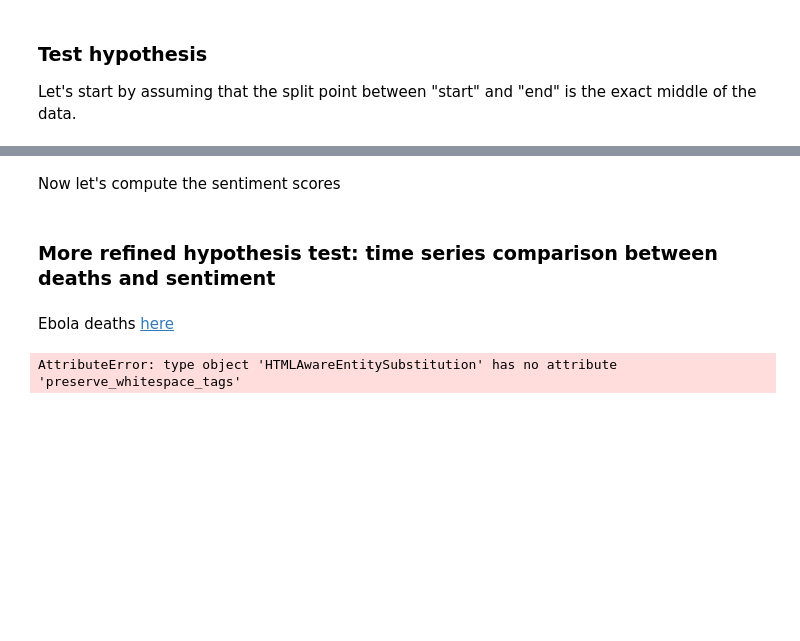
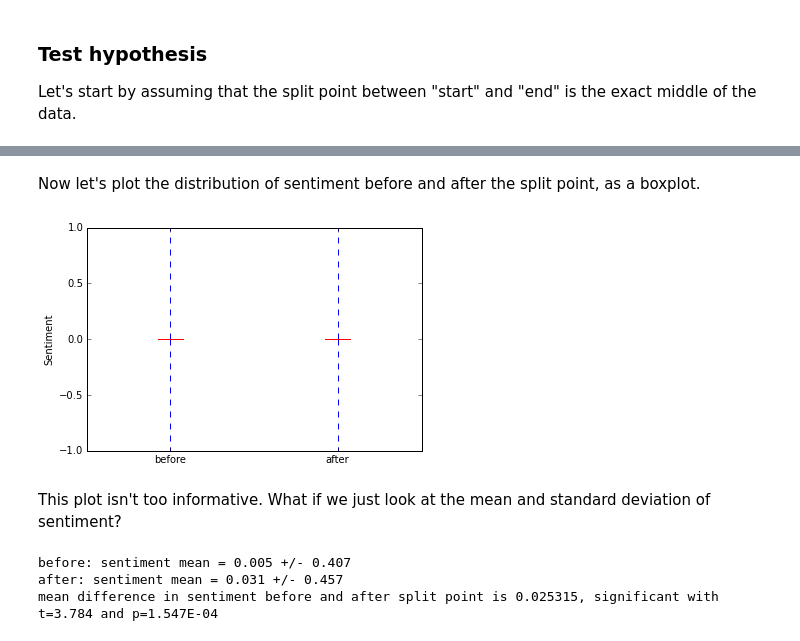
Before and after one commit to ianbstewart/gt-css-class, a Jupyter notebook: labs/lab2/Lab 2 - json, twitter, histograms, hypothesis tests.ipynb, the cells around one changed output, grey strips where cells are left out. Drawn from its saved outputs; the diff is of its cells as text; code cells hidden in the pictures; blank space fills up the shorter version.

```diff
--- a/labs/lab2/Lab 2 - json, twitter, histograms, hypothesis tests.ipynb
+++ b/labs/lab2/Lab 2 - json, twitter, histograms, hypothesis tests.ipynb
@@ -1086,10 +1016,10 @@ Negative tweets describe the most relevant outcomes, "death" and "sad."
 Let's start by assuming that the split point between "start" and "end" is the exact middle of the data.
 # %%
 date_fmt = '%a %b %d %H:%M:%S +0000 %Y'
-tweet_data_filtered_df['created_at_datetime'] = tweet_data_filtered_df['created_at'].apply(lambda x: datetime.strptime(x, date_fmt))
-all_dates = tweet_data_filtered_df['created_at_datetime']
+tweet_data_filtered_df.loc[:, 'created_at_datetime'] = tweet_data_filtered_df.loc[:, 'created_at'].apply(lambda x: datetime.strptime(x, date_fmt))
+all_dates = tweet_data_filtered_df.loc[:, 'created_at_datetime']
 # get unique days, then get the median day
-all_dates_unique_days = all_dates.apply(lambda x: datetime(*x.timetuple()[:3])).unique()
+all_dates_unique_days = sorted(all_dates.apply(lambda x: datetime(*x.timetuple()[:3])).unique())
 N = len(all_dates_unique_days)
 split_point = int(N/2)
 median_date = all_dates_unique_days[split_point]
@@ -1099,18 +1029,26 @@ split at date 2014-09-12T00:00:00.000000000
 # %%
 tweet_data_before = tweet_data_filtered_df[tweet_data_filtered_df['created_at_datetime'] <= median_date]
 tweet_data_after = tweet_data_filtered_df[tweet_data_filtered_df['created_at_datetime'] > median_date]
-# %% [markdown]
-Now let's compute the sentiment scores
-# %% [markdown]
-### More refined hypothesis test: time series comparison between deaths and sentiment
-# %% [markdown]
-Ebola deaths [here](http://apps.who.int/gho/data/node.ebola-sitrep.quick-downloads?lang=en)
-# %%
-import requests
-import bs4
-reload(bs4)
-from bs4 import BeautifulSoup
-page_html = requests.get('http://www.johnstonsarchive.net/policy/westafrica-ebola.html')
-page_soup = BeautifulSoup(page_html.text)
-# %% [output]
-AttributeError: type object 'HTMLAwareEntitySubstitution' has no attribute 'preserve_whitespace_tags'
+# %% [markdown]
+Now let's plot the distribution of sentiment before and after the split point, as a boxplot.
+# %%
+box_data = [tweet_data_before['sentiment_label'].values, tweet_data_after['sentiment_label'].values]
+plt.boxplot(box_data, labels=['before', 'after'])
+plt.ylabel('Sentiment')
+plt.show()
+# %% [output]
+[figure, added]
+# %% [markdown]
+This plot isn't too informative. What if we just look at the mean and standard deviation of sentiment?
+# %%
+from scipy.stats import ttest_ind
+print('before: sentiment mean = %.3f +/- %.3f'%(tweet_data_before['sentiment_label'].mean(), tweet_data_before['sentiment_label'].std()))
+print('after: sentiment mean = %.3f +/- %.3f'%(tweet_data_after['sentiment_label'].mean(), tweet_data_after['sentiment_label'].std()))
+sentiment_diff = tweet_data_after['sentiment_label'].mean() - tweet_data_before['sentiment_label'].mean()
+t_stat, p_val = ttest_ind(tweet_data_after['sentiment_label'], tweet_data_before['sentiment_label'])
+print('mean difference in sentiment before and after split point is %3f, significant with t=%.3f and p=%.3E'%
+      (sentiment_diff, t_stat, p_val))
+# %% [output]
+before: sentiment mean = 0.005 +/- 0.407
+after: sentiment mean = 0.031 +/- 0.457
+mean difference in sentiment before and after split point is 0.025315, significant with t=3.784 and p=1.547E-04
```
Also changed, not shown: parts of 46 cells of this notebook, 2 other files.
